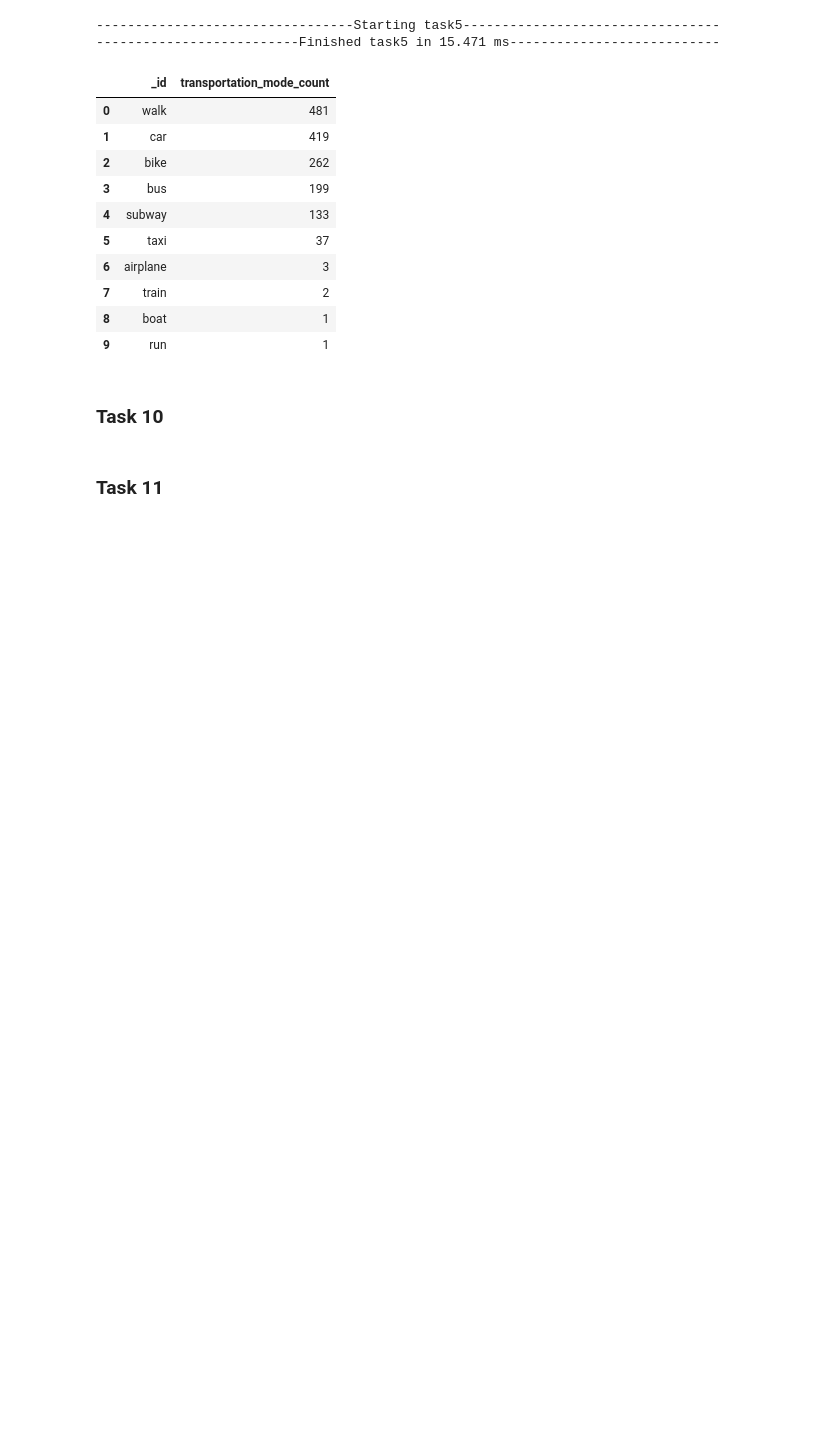
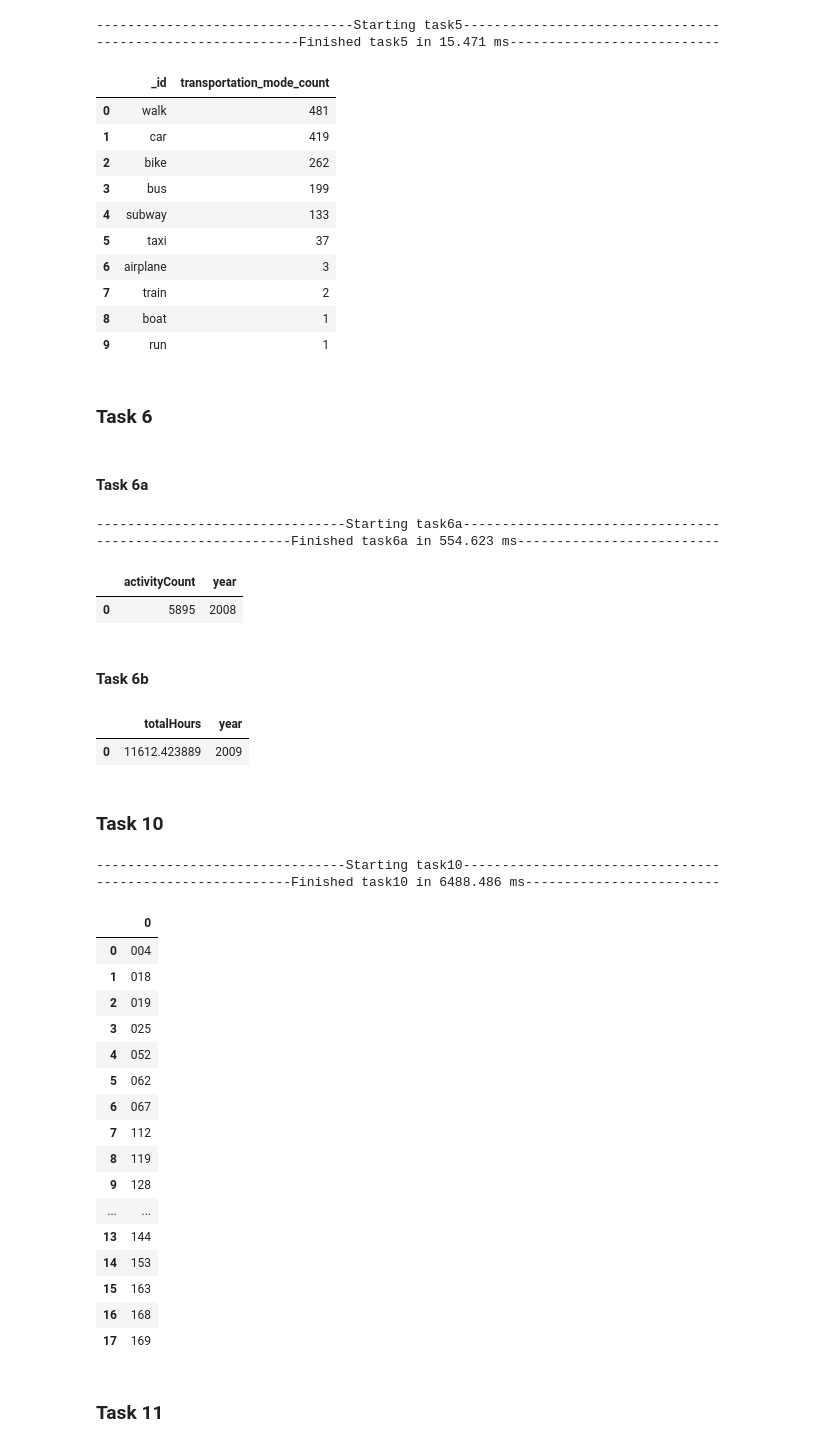
Before and after one commit to larwaa/large-distributed-data, a Jupyter notebook: src/mongodb/task_notebook.ipynb, the cells around one changed output. Cells and saved outputs as stored; diff of their text form; code cells hidden in the pictures; blank space fills up the shorter version.

```diff
--- a/src/mongodb/task_notebook.ipynb
+++ b/src/mongodb/task_notebook.ipynb
@@ -170,11 +180,51 @@ t5
 | 7 | train | 2 |
 | 8 | boat | 1 |
 | 9 | run | 1 |
+# %% [markdown]
+### Task 6
+# %% [markdown]
+#### Task 6a
+# %%
+t6a = task.task6a()
+t6a
+# %% [output]
+--------------------------------Starting task6a---------------------------------
+-------------------------Finished task6a in 554.623 ms--------------------------
+|  | activityCount | year |
+| 0 | 5895 | 2008 |
+# %% [markdown]
+#### Task 6b
+# %%
+t6b = task.task6b()
+t6b
+# %% [output]
+|  | totalHours | year |
+| 0 | 11612.423889 | 2009 |
 # %% [markdown]
 ### Task 10
 # %%
-t10 = task.task10()
+t10 = task.task10(_type="box")
 t10
+# %% [output]
+--------------------------------Starting task10---------------------------------
+-------------------------Finished task10 in 6488.486 ms-------------------------
+|  | 0 |
+| 0 | 004 |
+| 1 | 018 |
+| 2 | 019 |
+| 3 | 025 |
+| 4 | 052 |
+| 5 | 062 |
+| 6 | 067 |
+| 7 | 112 |
+| 8 | 119 |
+| 9 | 128 |
+| ... | ... |
+| 13 | 144 |
+| 14 | 153 |
+| 15 | 163 |
+| 16 | 168 |
+| 17 | 169 |
 # %% [markdown]
 ### Task 11
 # %%
```
Also changed, not shown: parts of 11 cells of this notebook, 1 other file.
